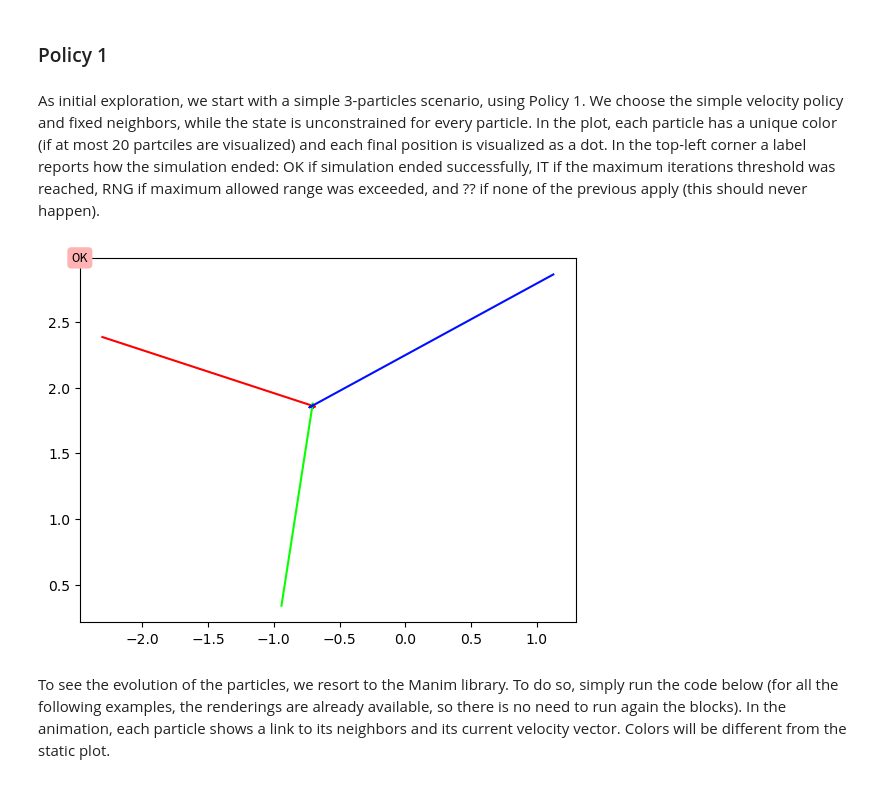
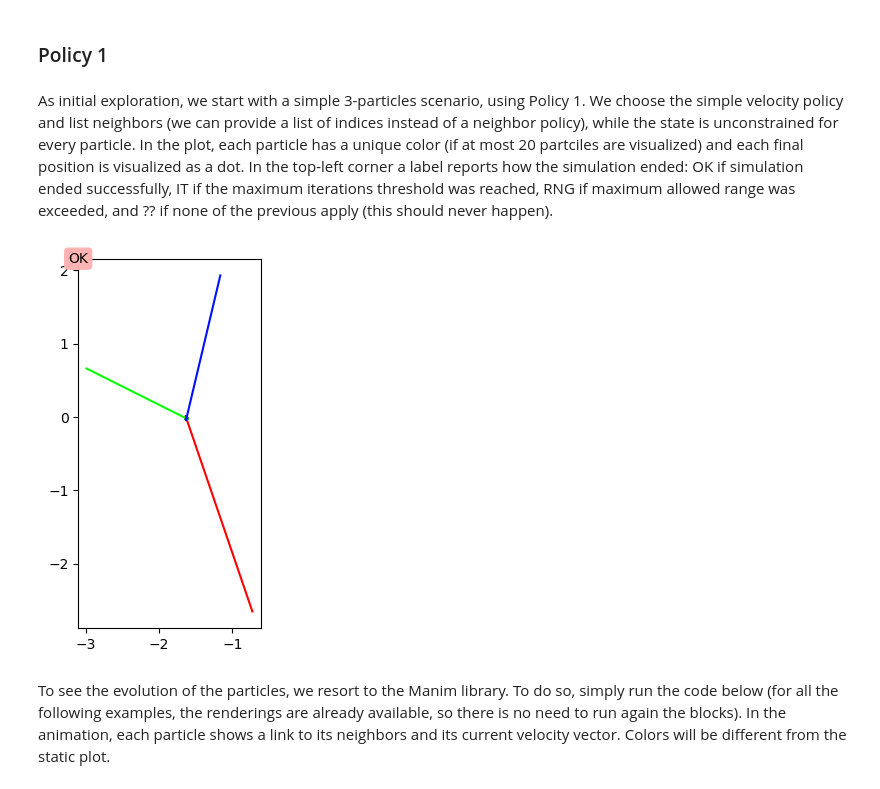
Before and after one commit to ilVecc/wasp-aiml2024, a Jupyter notebook: human_particles.ipynb, the cells around one changed output. Drawn from its saved outputs; the diff is of its cells as text; code cells hidden in the pictures.

```diff
--- a/human_particles.ipynb
+++ b/human_particles.ipynb
@@ -69,7 +77,6 @@ def plot(sim_res, repeats=1, title="", ax=None):
                 xytext=(0, 0), textcoords='offset points',
                 ha="center", va="center",
                 size=10,
-                fontname='Source Code Pro',
                 bbox=dict(boxstyle="round", fc=(1.0, 0.7, 0.7), ec="none"))
 
 def normalize(a, return_norm=False):
@@ -166,7 +176,7 @@ Now we load the `Particle` class, which as clearly stated above does not contain
 # %%
 class Particle(object):
 
-    def __init__(self, init_pos, init_vel, get_neighbors, get_position, get_velocity, state_space=None, **kwargs):
+    def __init__(self, init_pos, get_neighbors, get_position, get_velocity, init_vel=np.zeros((2,)), state_space=None, **kwargs):
         super(Particle, self).__init__()
         self.pos = init_pos
         self.vel = init_vel
@@ -199,6 +209,7 @@ class Particle(object):
         self.vel = self.new_vel
 
 def run_simulation(particles, max_iter=3000, term_eps_pos=0.0001, term_eps_vel=0.001, term_radius=10, verbose=False):
+    # prepare simulation results
     sim_res = {
         "n" : len(particles),
         "history_pos" : [ [x.pos.copy()] for x in particles ],
@@ -208,6 +219,12 @@ def run_simulation(particles, max_iter=3000, term_eps_pos=0.0001, term_eps_vel=0
         "termination_msg" : "simulation ended smoothly",
         "iterations" : 0
     }
+    # use list neighbors if a list of integers is provided
+    for i in range(len(particles)):
+        if isinstance(particles[i].calculate_neighbors, list):
+            neighbors = [particles[j] for j in particles[i].calculate_neighbors]
+            particles[i].calculate_neighbors = lambda x, y, n=neighbors : neighs_policy_list(x, y, n)
+    # simulate the system
     lookup_particles_index = {p: i for i, p in zip(range(sim_res["n"]), particles)}
     avg_pos = np.mean([p.pos for p in particles], axis=0)
     for it in range(max_iter):
@@ -359,25 +377,26 @@ With all these ingredients in place, we are finally able to run some examples an
+# %%
+pos = lambda p : np.random.uniform(-p, +p, (2,))
+vel = lambda v : np.random.uniform(-v, +v, (2,))
 # %% [markdown]
 ## Experiments
 # %% [markdown]
 ### Policy 1
 # %% [markdown]
-As initial exploration, we start with a simple 3-particles scenario, using Policy 1. We choose the simple velocity policy and fixed neighbors, while the state is unconstrained for every particle. In the plot, each particle has a unique color (if at most 20 partciles are visualized) and each final position is visualized as a dot. In the top-left corner a label reports how the simulation ended: OK if simulation ended successfully, IT if the maximum iterations threshold was reached, RNG if maximum allowed range was exceeded, and ?? if none of the previous apply (this should never happen).
+As initial exploration, we start with a simple 3-particles scenario, using Policy 1. We choose the simple velocity policy and list neighbors (we can provide a list of indices instead of a neighbor policy), while the state is unconstrained for every particle. In the plot, each particle has a unique color (if at most 20 partciles are visualized) and each final position is visualized as a dot. In the top-left corner a label reports how the simulation ended: OK if simulation ended successfully, IT if the maximum iterations threshold was reached, RNG if maximum allowed range was exceeded, and ?? if none of the previous apply (this should never happen).
 # %%
-np.random.seed(215688)
-N = 3
+np.random.seed(223695)
 
-particles = [Particle(
-    init_pos=np.random.uniform(-3.0, +3.0, (2,)),
-    init_vel=np.random.uniform(-0.0, +0.0, (2,)),
-    get_neighbors=neighs_policy_fixed,
-    get_position=position_policy_1,
-    get_velocity=velocity_policy_simple
-) for _ in range(N)]
+pol_pos = position_policy_1
+pol_vel = velocity_policy_simple
 
+particles = [
+    Particle(init_pos=pos(3), get_neighbors=[1, 2], get_position=pol_pos, get_velocity=pol_vel),
+    Particle(init_pos=pos(3), get_neighbors=[2, 0], get_position=pol_pos, get_velocity=pol_vel),
+    Particle(init_pos=pos(3), get_neighbors=[0, 1], get_position=pol_pos, get_velocity=pol_vel)]
 res = run_simulation(particles)
 plot(res)
 # %% [output]
-[figure, old version]
+[figure, new version]
 # %% [markdown]
 To see the evolution of the particles, we resort to the Manim library. To do so, simply run the code below (for all the following examples, the renderings are already available, so there is no need to run again the blocks). In the animation, each particle shows a link to its neighbors and its current velocity vector. Colors will be different from the static plot.
 # %%
```
Also changed, not shown: parts of 38 cells of this notebook, 1 other file.
